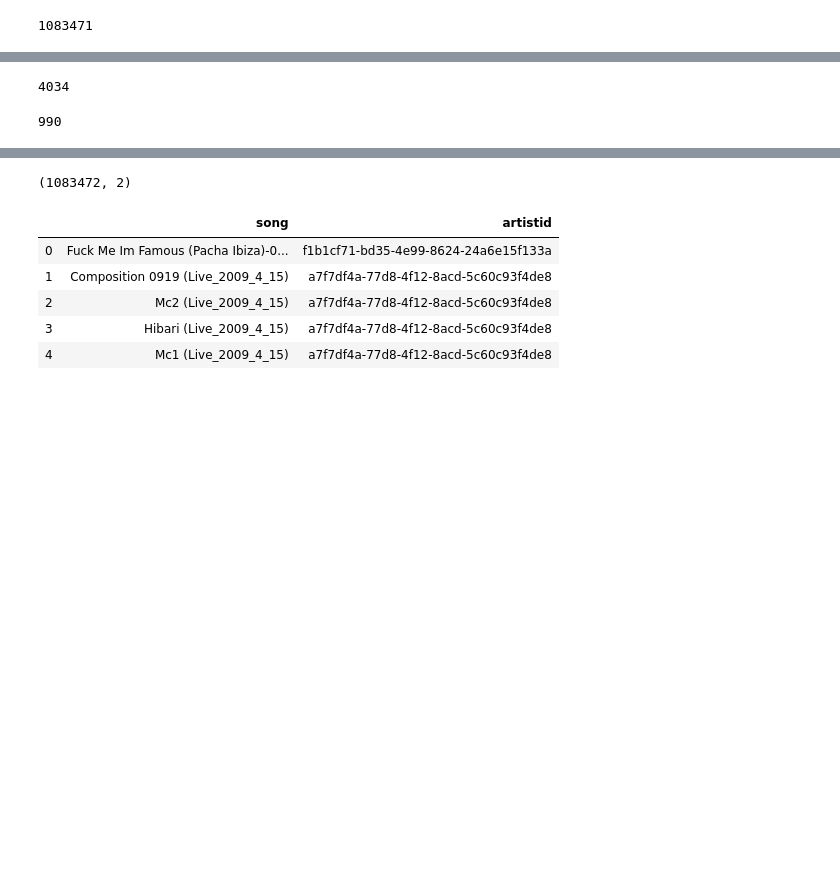
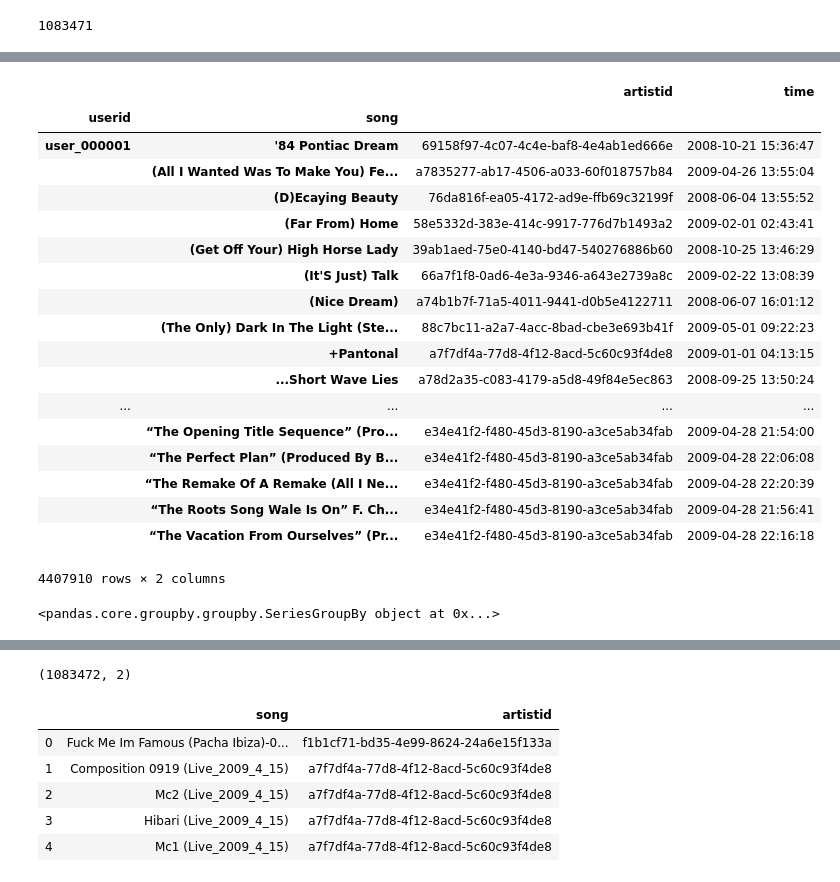
Before and after one commit to hemangbehl/Time-Aware-Music-Recommedation-System-Lastfm, a Jupyter notebook: LastFm Exploration.ipynb, the cells around one changed output, grey strips where cells are left out. Drawn from its saved outputs; the diff is of its cells as text; code cells hidden in the pictures; blank space fills up the shorter version.

```diff
--- a/LastFm Exploration.ipynb
+++ b/LastFm Exploration.ipynb
@@ -165,10 +144,30 @@ df_songs_heard_10_users['userid'].nunique()
 # %%
 df_songs_heard_100_users = user_songs_df.groupby("song").filter(lambda x: get_song_unique_count(x['userid'])>100)
-# %%
-df_songs_heard_100_users['song'].nunique()
-# %% [output]
-4034
-# %%
-df_songs_heard_100_users['userid'].nunique()
-# %% [output]
-990
+# %%
+df_user_songs_grp = user_songs_df.groupby(["userid","song"])
+# %%
+df_user_songs_grp.first()
+# %% [output]
+|  |  | artistid | time |
+| userid | song |  |  |
+| user_000001 | '84 Pontiac Dream | 69158f97-4c07-4c4e-baf8-4e4ab1ed666e | 2008-10-21 15:36:47 |
+|  | (All I Wanted Was To Make You) Fe... | a7835277-ab17-4506-a033-60f018757b84 | 2009-04-26 13:55:04 |
+|  | (D)Ecaying Beauty | 76da816f-ea05-4172-ad9e-ffb69c32199f | 2008-06-04 13:55:52 |
+|  | (Far From) Home | 58e5332d-383e-414c-9917-776d7b1493a2 | 2009-02-01 02:43:41 |
+|  | (Get Off Your) High Horse Lady | 39ab1aed-75e0-4140-bd47-540276886b60 | 2008-10-25 13:46:29 |
+|  | (It'S Just) Talk | 66a7f1f8-0ad6-4e3a-9346-a643e2739a8c | 2009-02-22 13:08:39 |
+|  | (Nice Dream) | a74b1b7f-71a5-4011-9441-d0b5e4122711 | 2008-06-07 16:01:12 |
+|  | (The Only) Dark In The Light (Ste... | 88c7bc11-a2a7-4acc-8bad-cbe3e693b41f | 2009-05-01 09:22:23 |
+|  | +Pantonal | a7f7df4a-77d8-4f12-8acd-5c60c93f4de8 | 2009-01-01 04:13:15 |
+|  | ...Short Wave Lies | a78d2a35-c083-4179-a5d8-49f84e5ec863 | 2008-09-25 13:50:24 |
+| ... | ... | ... | ... |
+|  | “The Opening Title Sequence” (Pro... | e34e41f2-f480-45d3-8190-a3ce5ab34fab | 2009-04-28 21:54:00 |
+|  | “The Perfect Plan” (Produced By B... | e34e41f2-f480-45d3-8190-a3ce5ab34fab | 2009-04-28 22:06:08 |
+|  | “The Remake Of A Remake (All I Ne... | e34e41f2-f480-45d3-8190-a3ce5ab34fab | 2009-04-28 22:20:39 |
+|  | “The Roots Song Wale Is On” F. Ch... | e34e41f2-f480-45d3-8190-a3ce5ab34fab | 2009-04-28 21:56:41 |
+|  | “The Vacation From Ourselves” (Pr... | e34e41f2-f480-45d3-8190-a3ce5ab34fab | 2009-04-28 22:16:18 |
+4407910 rows × 2 columns
+# %%
+df_user_songs_grp['artistid']
+# %% [output]
+<pandas.core.groupby.groupby.SeriesGroupBy object at 0x...>
```
Also changed, not shown: parts of 25 cells of this notebook.
